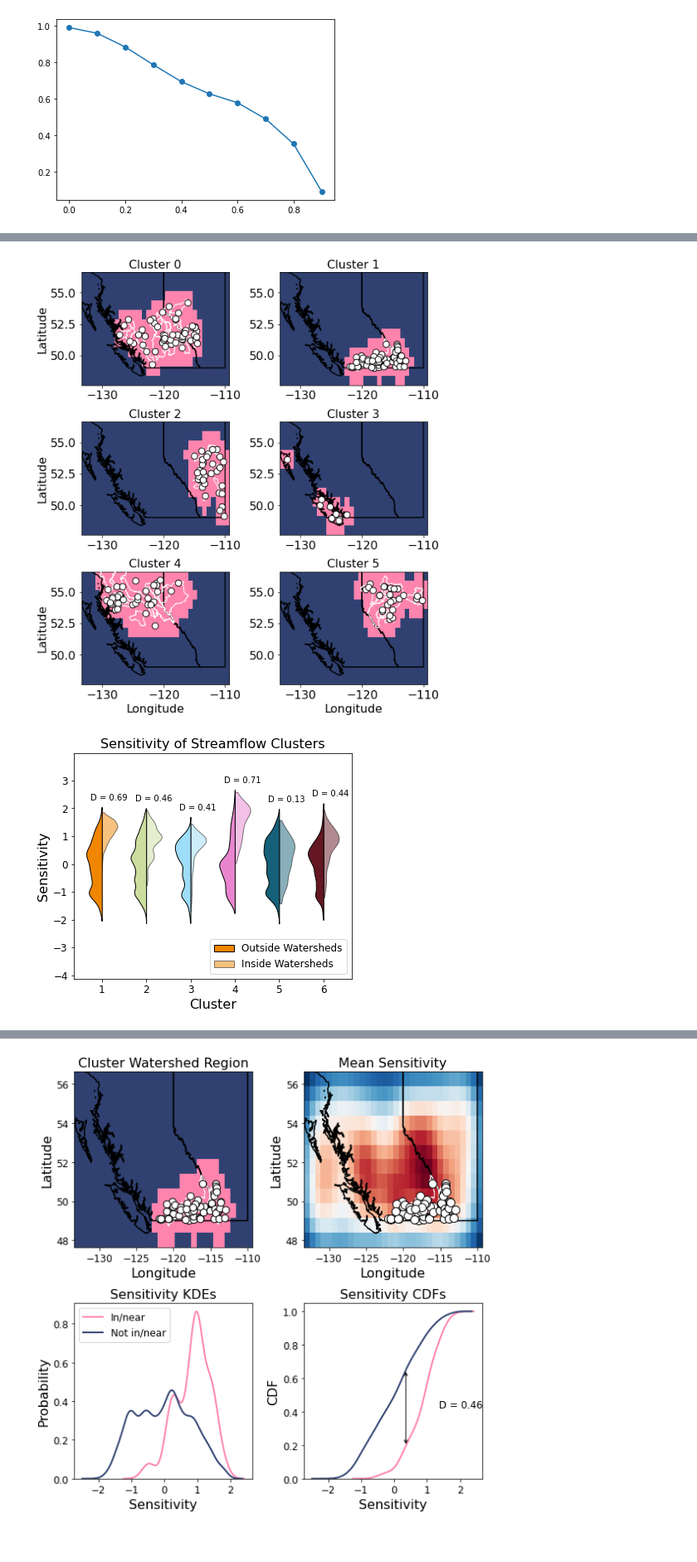
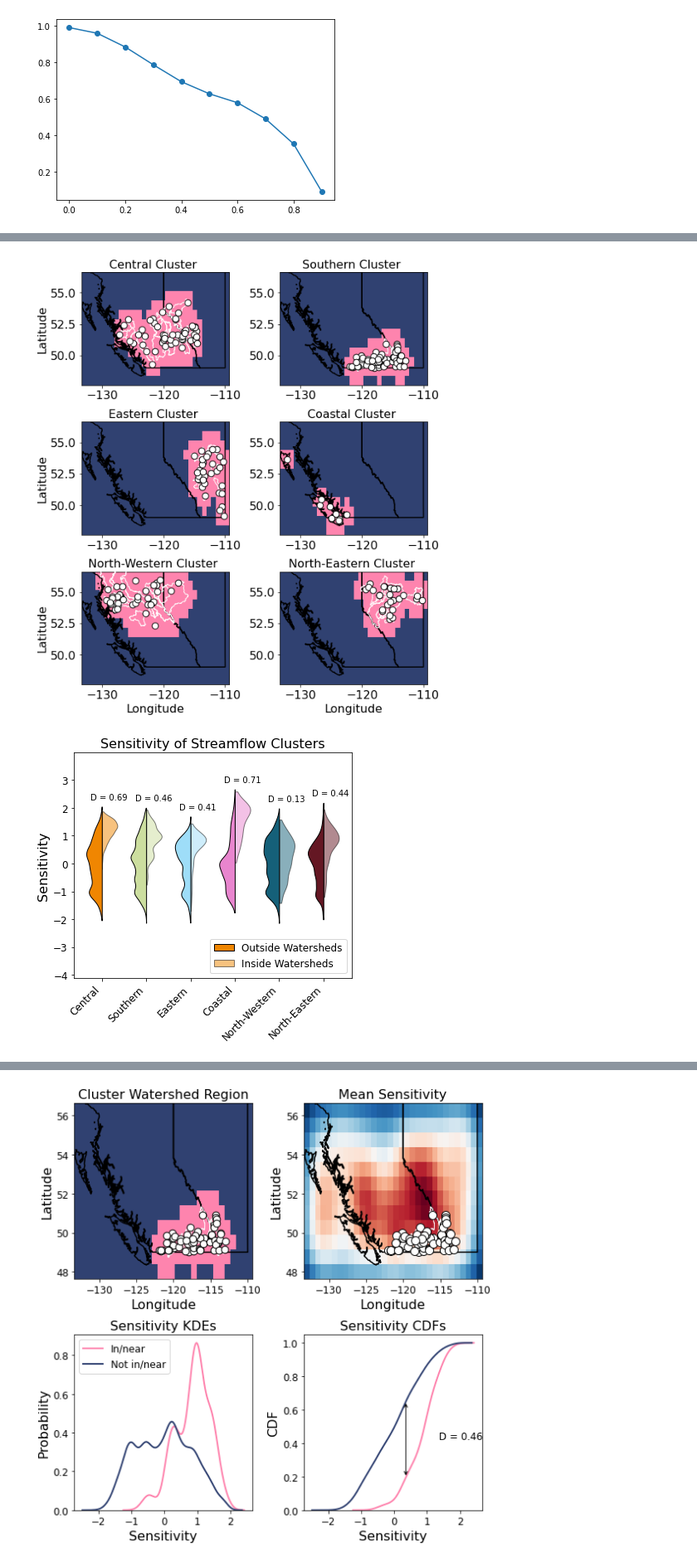
Before and after one commit to andersonsam/cnn_lstm_era, a Jupyter notebook: main_publish.ipynb, the cells around one changed output, grey strips where cells are left out. Shown at 83% size. Saved outputs shown, nothing was run; the diff lists cells and outputs as text; code cells hidden in the pictures; blank space fills up the shorter version.

Commit message:
Named clusters

```diff
--- a/main_publish.ipynb
+++ b/main_publish.ipynb
@@ -953,6 +953,15 @@ if saveEPS:
 plt.show()
 # %% [output]
 [figure]
+# %%
+cluster_names = [
+                 'Central',
+                 'Southern',
+                 'Eastern',
+                 'Coastal',
+                 'North-Western',
+                 'North-Eastern'
+]
 # %% [markdown]
 # Train bulk and fine-tuned models
 # %%
@@ -1481,7 +1490,8 @@ for cluster, ax in enumerate(axes.flatten()):
     ax.set_xlabel('Longitude', fontsize = fs)
   if cluster == 0 or cluster == 2 or cluster == 4:
     ax.set_ylabel('Latitude', fontsize = fs)
-  ax.set_title('Cluster ' + str(cluster), fontsize = fs)
+  # ax.set_title('Cluster ' + str(cluster), fontsize = fs)
+  ax.set_title(cluster_names[cluster] + ' Cluster ', fontsize = fs)
   ax.set_xlim((extentERA[0], extentERA[1]))
   ax.set_ylim((extentERA[2], extentERA[3]))
 
@@ -1617,7 +1627,8 @@ for cluster, ax in enumerate(np.squeeze(np.reshape(axes,(-1,1)))):
     ax.set_xlabel('Longitude', fontsize = fs)
   if cluster == 0 or cluster == 2 or cluster == 4:
     ax.set_ylabel('Latitude', fontsize = fs)
-  ax.set_title('Cluster ' + str(cluster), fontsize = fs)
+  # ax.set_title('Cluster ' + str(cluster), fontsize = fs)
+  ax.set_title(cluster_names[cluster] + ' Cluster ', fontsize = fs)
   ax.set_xlim((extentERA[0], extentERA[1]))
   ax.set_ylim((extentERA[2], extentERA[3]))
 
@@ -1630,7 +1641,7 @@ if saveEPS:
 
 plt.show()
 # %% [output]
-[figure, old version]
+[figure, new version]
 # %%
 heat_in_clusters = [None] * n_clusters_seasonal
 heat_out_clusters = [None] * n_clusters_seasonal
@@ -1669,8 +1680,8 @@ fs = 16
 
 fig, ax = plt.subplots(nrows = 1, ncols = 1, figsize = (6,5))
 
-parts_in = ax.violinplot(dataset = heat_in_clusters, showextrema = False, widths = 0.7)
-parts_out = ax.violinplot(dataset = heat_out_clusters, showextrema = False, widths = 0.7)
+parts_in = ax.violinplot(dataset = heat_in_clusters, showextrema = False, widths = 0.7, positions = range(6))
+parts_out = ax.violinplot(dataset = heat_out_clusters, showextrema = False, widths = 0.7, positions = range(6))
 
 for cluster in range(n_clusters_seasonal):
 
@@ -1684,36 +1695,36 @@ for cluster in range(n_clusters_seasonal):
   part_in.set_facecolor(rgbas_array[cluster])
   part_in.set_edgecolor('k')
   part_in.set_alpha(0.5)
 
   m = np.mean(part_out.get_paths()[0].vertices[:, 0])
   part_out.get_paths()[0].vertices[:, 0] = np.clip(part_out.get_paths()[0].vertices[:, 0], -np.inf, m)
 
   m = np.mean(part_in.get_paths()[0].vertices[:, 0])
   part_in.get_paths()[0].vertices[:, 0] = np.clip(part_in.get_paths()[0].vertices[:, 0], m, np.inf)
 
-  textx = cluster + 1 - 0.25
+  textx = cluster - 0.25
   texty = np.max([part_in.get_paths()[0].vertices[:, 1], part_out.get_paths()[0].vertices[:, 1]]) + 0.25
   ax.text(x = textx, y = texty, s = 'D = ' + str(ks[cluster])[:4])
 
-ax.set_xlabel('Cluster', fontsize = fs)
 ax.set_ylabel('Sensitivity', fontsize = fs)
 ax.set_title('Sensitivity of Streamflow Clusters', fontsize = fs)
+ax.set_xticklabels([''] + cluster_names, rotation = 45, ha = 'right')
 ax.tick_params(labelsize = fs-4)
 
 ymin = np.min(np.min(np.asarray(heat_out_clusters))) - 2
 ymax = np.max(np.max(np.asarray(heat_out_clusters))) + 2
 
 ax.set_ylim((ymin,ymax))
 ax.legend([parts_out['bodies'][0], parts_in['bodies'][0]], ['Outside Watersheds', 'Inside Watersheds'], fontsize = fs-4, loc = 'lower right')
 
 if saveIt:
   plt.savefig('heat_in_out_dist_ensemble.png', bbox_inches = 'tight', dpi = 200)
 if saveEPS:
   plt.savefig('heat_in_out_dist_ensemble.eps', format = 'eps', bbox_inches='tight')
 
 plt.show()
 # %% [output]
-[figure, old version]
+[figure, new version]
 # %%
 def get_ks(heat, radius, basins, eraLon, eraLat, stationLon, stationLat, stationInds, n_clusters, labels):
 
```
Also changed, not shown: parts of 17 cells of this notebook.
